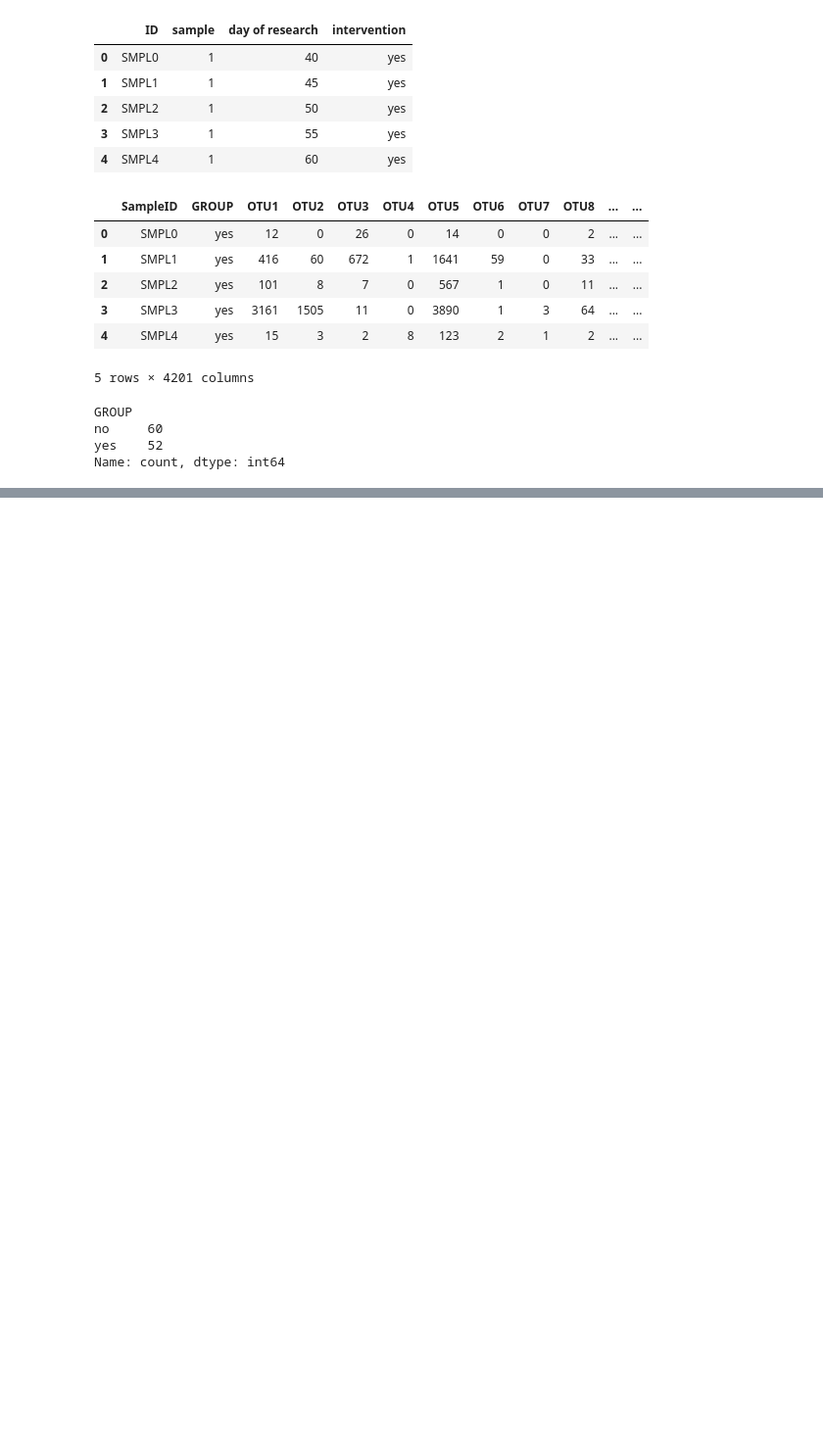
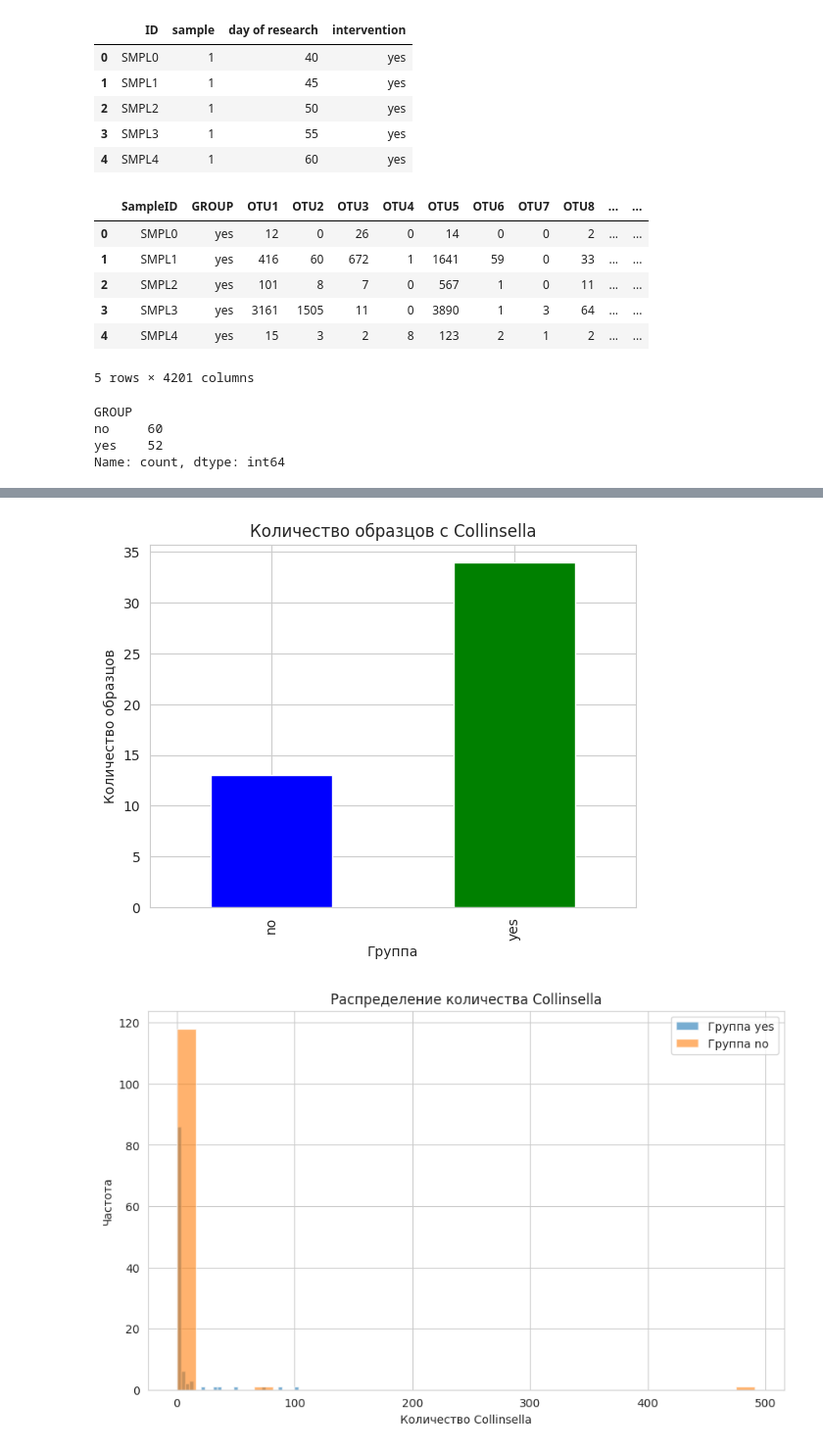
Before and after one commit to M100ika/data_analyzing_04_01_2024, a Jupyter notebook: 04.01.2024.ipynb, the cells around one changed output, grey strips where cells are left out. Shown at 98% size. Saved outputs shown, nothing was run; the diff lists cells and outputs as text; code cells hidden in the pictures; blank space fills up the shorter version.

```diff
--- a/04.01.2024.ipynb
+++ b/04.01.2024.ipynb
@@ -72,0 +108,5 @@ Name: count, dtype: int64
+# %%
+# Удаление всех строк, которые не содержат 'Collinsella' в столбце 'Taxonomy'
+filtered_result = merged_result[merged_result['Taxonomy'].str.contains('Collinsella', na=False)]
+
+filtered_result
@@ -72,0 +127,29 @@ Name: count, dtype: int64
+# %%
+import pandas as pd
+import matplotlib.pyplot as plt
+
+# Анализ: Подсчет количества образцов с ненулевым количеством бактерий 'Collinsella'
+non_zero_collinsella = filtered_result[filtered_result['Value'] > 0]
+count_by_group = non_zero_collinsella.groupby('GROUP')['SampleID'].count()
+
+# Визуализация 1: Количество образцов с 'Collinsella' в каждой группе
+count_by_group.plot(kind='bar', color=['blue', 'green'])
+plt.title('Количество образцов с Collinsella')
+plt.xlabel('Группа')
+plt.ylabel('Количество образцов')
+plt.show()
+
+# Визуализация 2: Распределение количества бактерий 'Collinsella' в образцах
+plt.figure(figsize=(10, 6))
+for group in filtered_result['GROUP'].unique():
+    subset = filtered_result[filtered_result['GROUP'] == group]
+    plt.hist(subset['Value'], bins=30, label=f'Группа {group}', alpha=0.6)
+
+plt.title('Распределение количества Collinsella')
+plt.xlabel('Количество Collinsella')
+plt.ylabel('Частота')
+plt.legend()
+plt.show()
+# %% [output]
+[figure, added]
+[figure, added]
```
Also changed, not shown: parts of 13 cells of this notebook, 6 other files.
